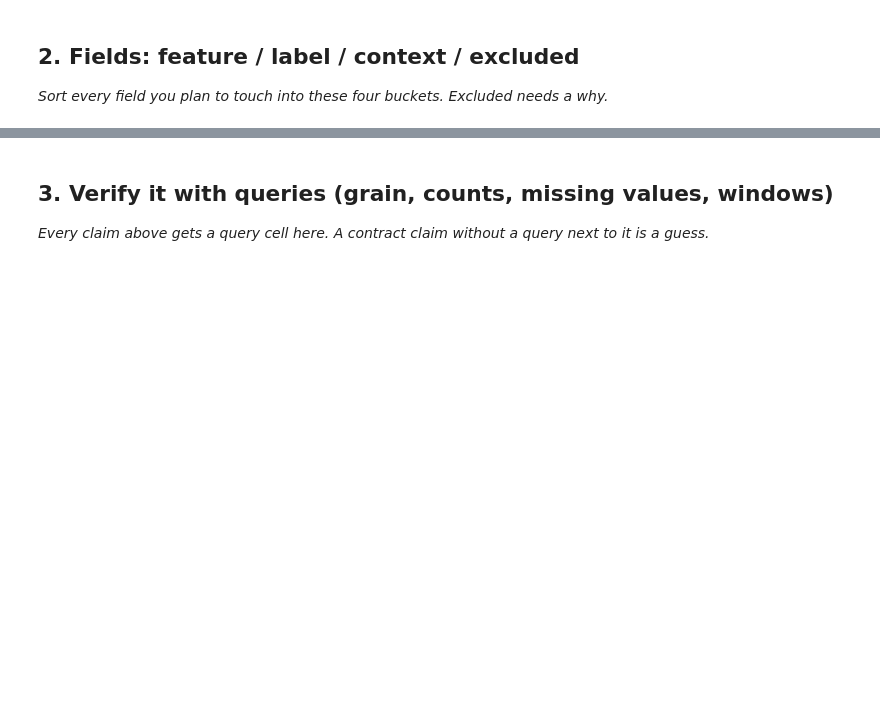
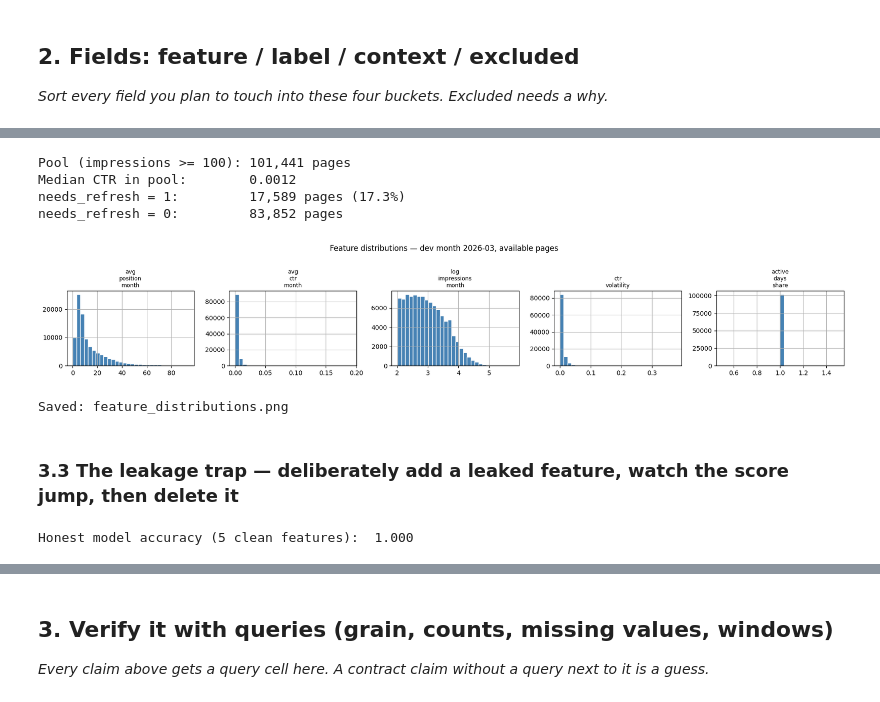
Before and after one commit to ksusmitha879-cyber/FlyrankStarter, a Jupyter notebook: work/notebooks/w03_data_contract.ipynb, the cells around one changed output, grey strips where cells are left out. Saved outputs shown, nothing was run; the diff lists cells and outputs as text; code cells hidden in the pictures; blank space fills up the shorter version.

```diff
--- a/work/notebooks/w03_data_contract.ipynb
+++ b/work/notebooks/w03_data_contract.ipynb
@@ -22,0 +186,67 @@ This skeleton is yours to fill. Work the sections **in order** — each one has
+# %%
+# Build proxy label:
+# needs_refresh = 1 if:
+#   (a) total impressions >= 100 in the month  [page has real exposure]
+#   (b) avg_ctr_month < median CTR of that same pool  [CTR is below par]
+#   (c) avg_position_month > 20  [page is not in the top 2 pages of results]
+
+pool = feat_df[feat_df["total_impressions"] >= 100].copy()
+median_ctr = pool["avg_ctr_month"].median()
+
+pool["needs_refresh"] = (
+    (pool["avg_ctr_month"]       < median_ctr) &
+    (pool["avg_position_month"]  > 20)
+).astype(int)
+
+print(f"Pool (impressions >= 100): {len(pool):,} pages")
+print(f"Median CTR in pool:        {median_ctr:.4f}")
+print(f"needs_refresh = 1:         {pool['needs_refresh'].sum():,} pages ({pool['needs_refresh'].mean()*100:.1f}%)")
+print(f"needs_refresh = 0:         {(pool['needs_refresh']==0).sum():,} pages")
+# %% [output]
+Pool (impressions >= 100): 101,441 pages
+Median CTR in pool:        0.0012
+needs_refresh = 1:         17,589 pages (17.3%)
+needs_refresh = 0:         83,852 pages
+# %%
+# Quick distribution of the five features
+feature_cols = [
+    "avg_position_month",
+    "avg_ctr_month",
+    "log_impressions_month",
+    "ctr_volatility",
+    "active_days_share",
+]
+
+fig, axes = plt.subplots(1, 5, figsize=(18, 3))
+for ax, col in zip(axes, feature_cols):
+    pool[col].dropna().hist(bins=30, ax=ax, color="steelblue", edgecolor="white")
+    ax.set_title(col.replace("_", "\n"), fontsize=9)
+    ax.set_xlabel("")
+plt.suptitle("Feature distributions — dev month 2026-03, available pages", y=1.02)
+plt.tight_layout()
+plt.savefig("feature_distributions.png", dpi=100, bbox_inches="tight")
+plt.show()
+print("Saved: feature_distributions.png")
+# %% [output]
+[figure, added]
+Saved: feature_distributions.png
+# %% [markdown]
+### 3.3 The leakage trap — deliberately add a leaked feature, watch the score jump, then delete it
+# %%
+# ============================================================
+# STEP A: Honest baseline — five clean features only
+# ============================================================
+X_clean = pool[feature_cols].fillna(pool[feature_cols].median())
+y = pool["needs_refresh"]
+
+X_train, X_test, y_train, y_test = train_test_split(
+    X_clean, y, test_size=0.2, random_state=42, stratify=y
+)
+
+clf_clean = DecisionTreeClassifier(max_depth=4, random_state=42)
+clf_clean.fit(X_train, y_train)
+acc_clean = accuracy_score(y_test, clf_clean.predict(X_test))
+
+print(f"Honest model accuracy (5 clean features):  {acc_clean:.3f}")
+# %% [output]
+Honest model accuracy (5 clean features):  1.000
```
Also changed, not shown: parts of 21 cells of this notebook.
